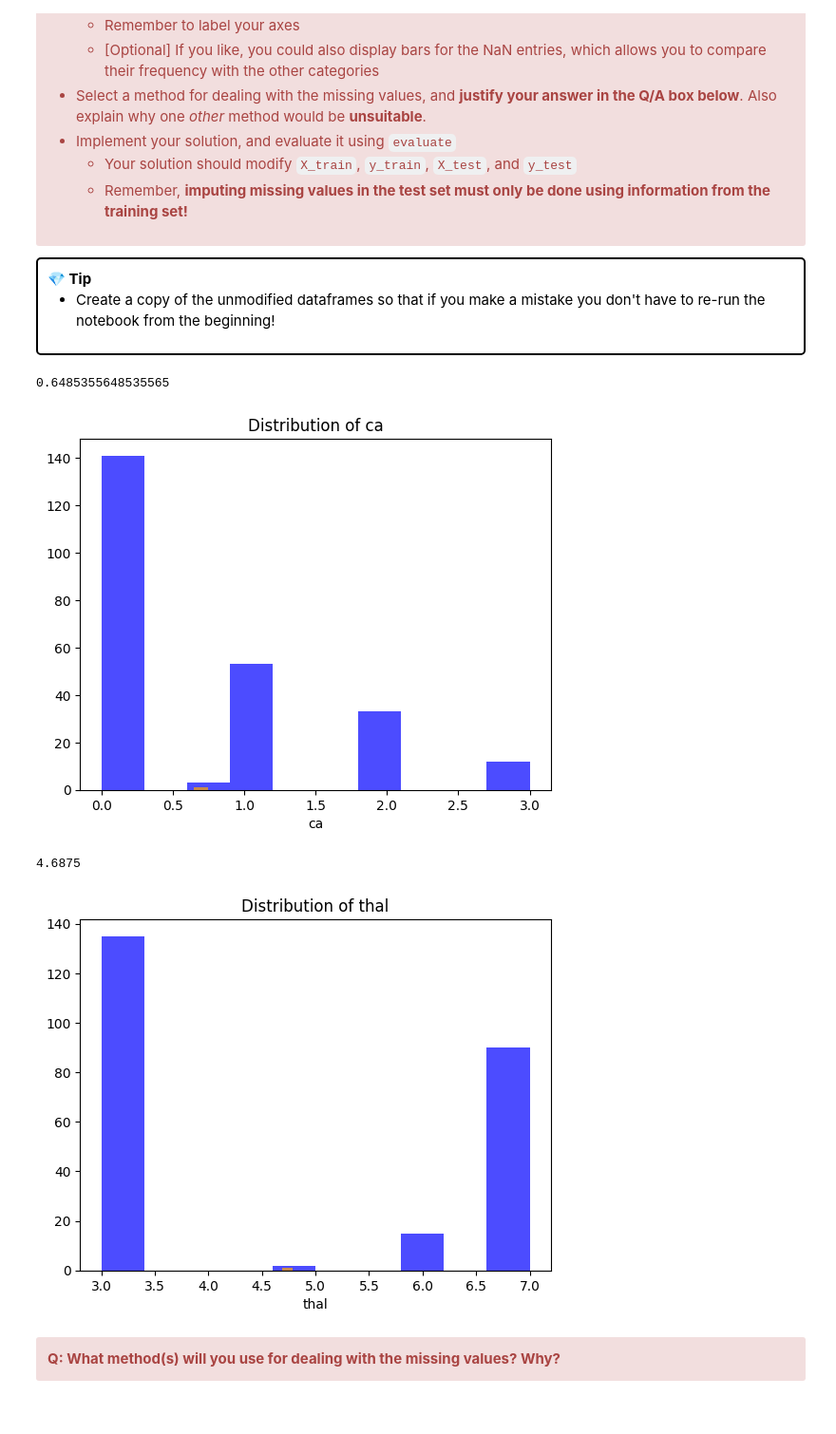
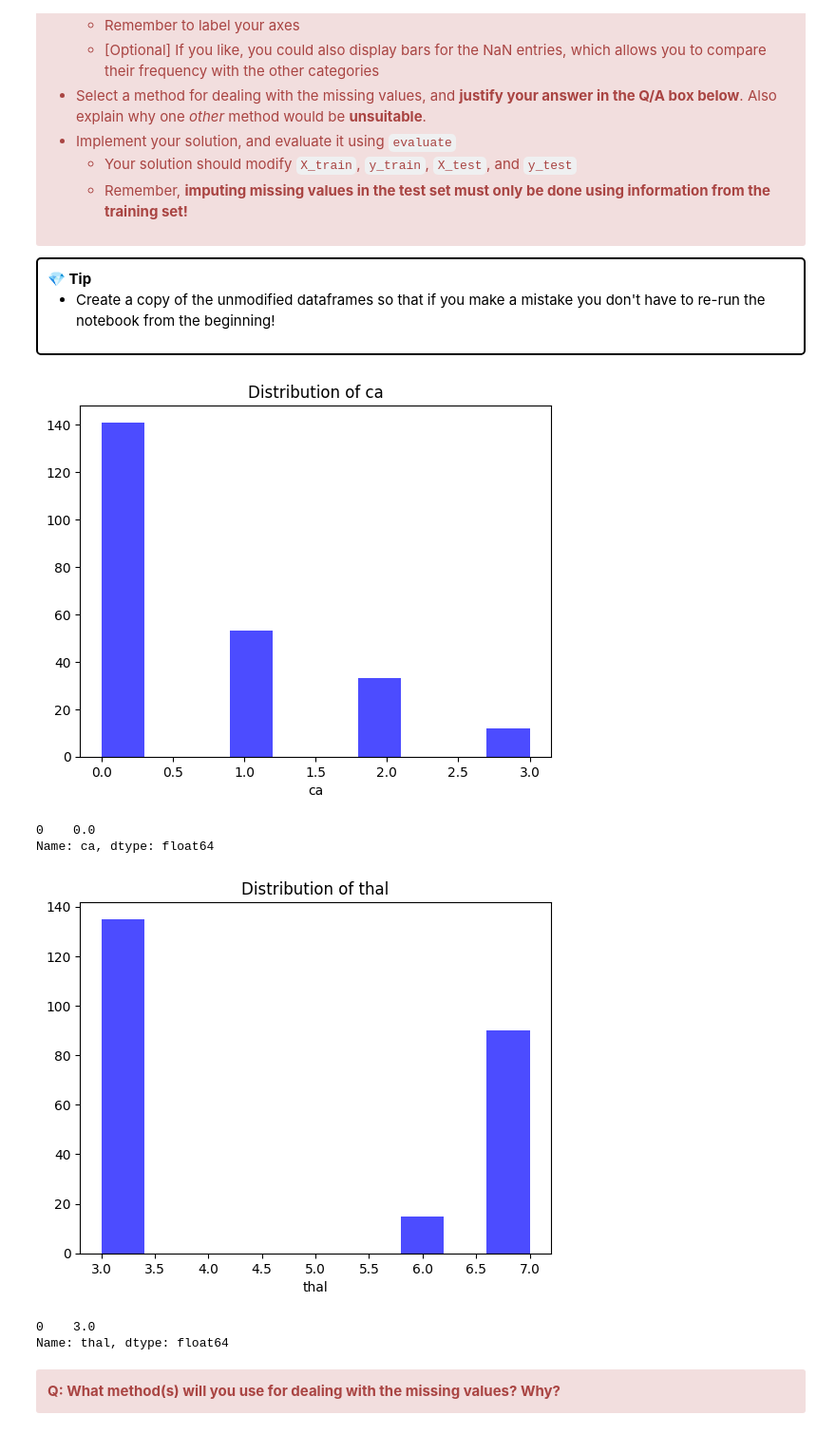
Before and after one commit to UCL-ELEC0136/5-feature-engineering-CurieN26, a Jupyter notebook: 5-feature-engineering.ipynb, the cells around one changed output. Shown at 95% size. Saved outputs shown, nothing was run; the diff lists cells and outputs as text; code cells hidden in the pictures.

```diff
--- a/5-feature-engineering.ipynb
+++ b/5-feature-engineering.ipynb
@@ -296,26 +308,27 @@ For each feature that has missing values:
 # %%
 from matplotlib import pyplot as plt
-X_train_original = X_train.copy()
 
 # Add your code here:
 missing_features = X_train.columns[X_train.isna().any()]
 
 for features in missing_features:
-    mean_value = X_train[features].mean()
-    print(mean_value)
-    X_train[features].fillna(mean_value, inplace=True)
-    X_test[features].fillna(mean_value, inplace=True)
-
     plt.figure()
     plt.hist(X_train[features], color='blue', alpha=0.7, label='Original Distribution')
     plt.title(f"Distribution of {features}")
     plt.xlabel(features)
     plt.show()
+
+    mode_value = X_train[features].mode()
+    print(mode_value)
+    X_train[features].fillna(mode_value, inplace=True)
+    X_test[features].fillna(mode_value, inplace=True)
 # %% [output]
+[figure, new version]
-0.6485355648535565
+0    0.0
+Name: ca, dtype: float64
-[figure, old version]
+[figure, new version]
-4.6875
+0    3.0
+Name: thal, dtype: float64
-[figure, old version]
 # %% [markdown]
 <div class="alert alert-block alert-danger">
 <b>Q: What method(s) will you use for dealing with the missing values? Why?</b>
```
Also changed, not shown: parts of 15 cells of this notebook.
